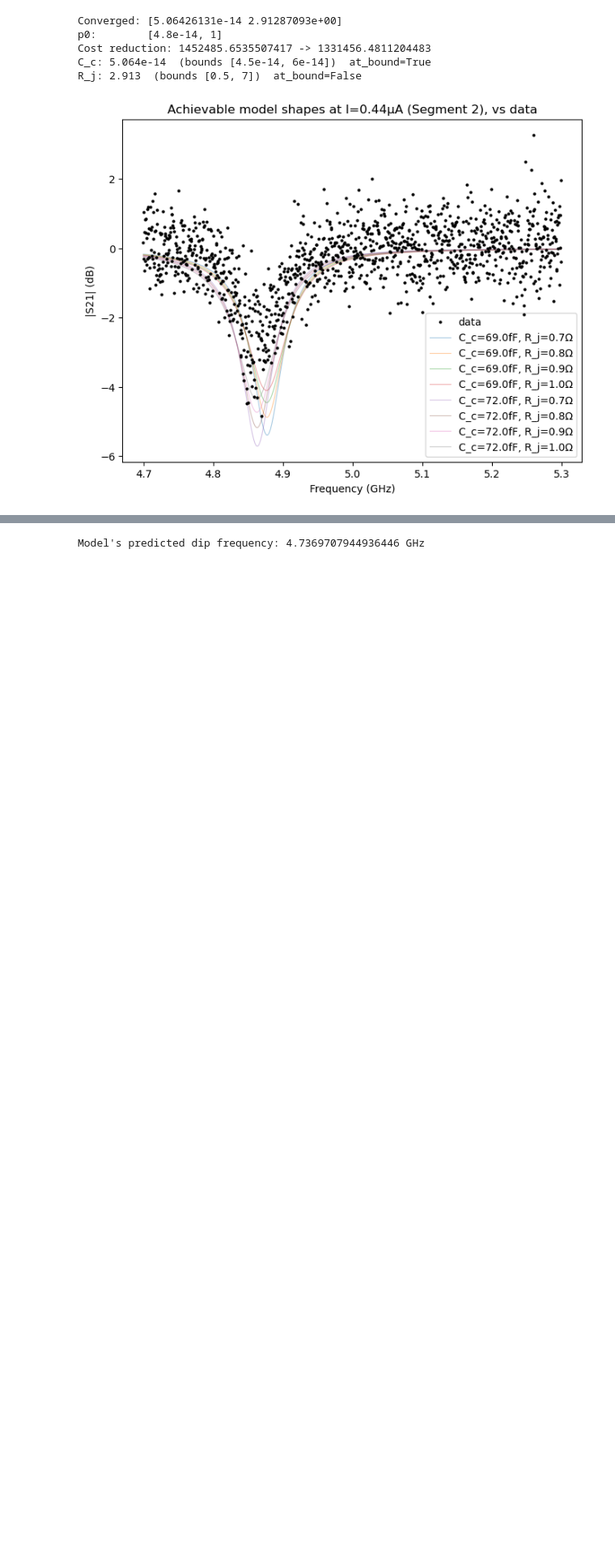
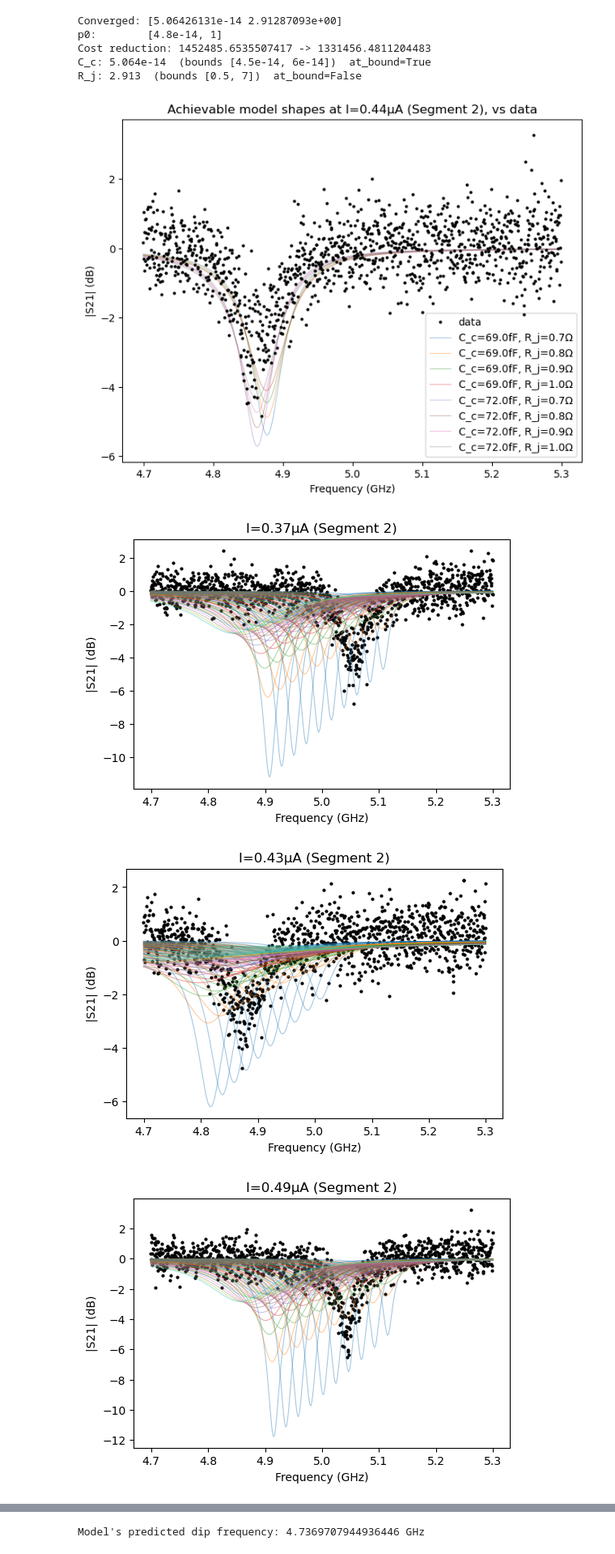
Before and after one commit to foysalx/Tunable-Coupler, a Jupyter notebook: TC-Main-001-Fit-v2.ipynb, the cells around one changed output, grey strips where cells are left out. Shown at 81% size. Drawn from its saved outputs; the diff is of its cells as text; code cells hidden in the pictures; blank space fills up the shorter version.

```diff
--- a/TC-Main-001-Fit-v2.ipynb
+++ b/TC-Main-001-Fit-v2.ipynb
@@ -277,3 +277,27 @@ plt.legend()
 plt.show()
 # %% [output]
 [figure]
+# %%
+test_currents = segments['Segment 2'][[2, 8, 14, len(segments['Segment 2'])-3]]  # spread across segment 2
+
+for I_test in test_currents:
+    mask = (I1_A == I_test)
+    f_trace, S21_trace = Freq[mask], S21_dB[mask]
+    order = np.argsort(f_trace)
+    f_trace, S21_trace = f_trace[order], S21_trace[order]
+    f_dense = np.linspace(f_trace.min(), f_trace.max(), 300)
+
+    plt.figure(figsize=(6,4))
+    plt.plot(f_trace/1e9, S21_trace, 'k.', ms=4, label='data')
+    for Cc_try in np.linspace(40e-15, 80e-15, 10):
+        for Rj_try in np.linspace(0.7, 10, 10):
+            model_vals = fit_func((np.full_like(f_dense, I_test), f_dense), Cc_try, Rj_try)
+            plt.plot(f_dense/1e9, model_vals, alpha=0.4, lw=0.8)
+    plt.title(f'I={I_test*1e6:.2f}µA (Segment 2)')
+    plt.xlabel('Frequency (GHz)')
+    plt.ylabel('|S21| (dB)')
+    plt.show()
+# %% [output]
+[figure, added]
+[figure, added]
+[figure, added]
```
Also changed, not shown: parts of 1 cell of this notebook, 1 other file.
